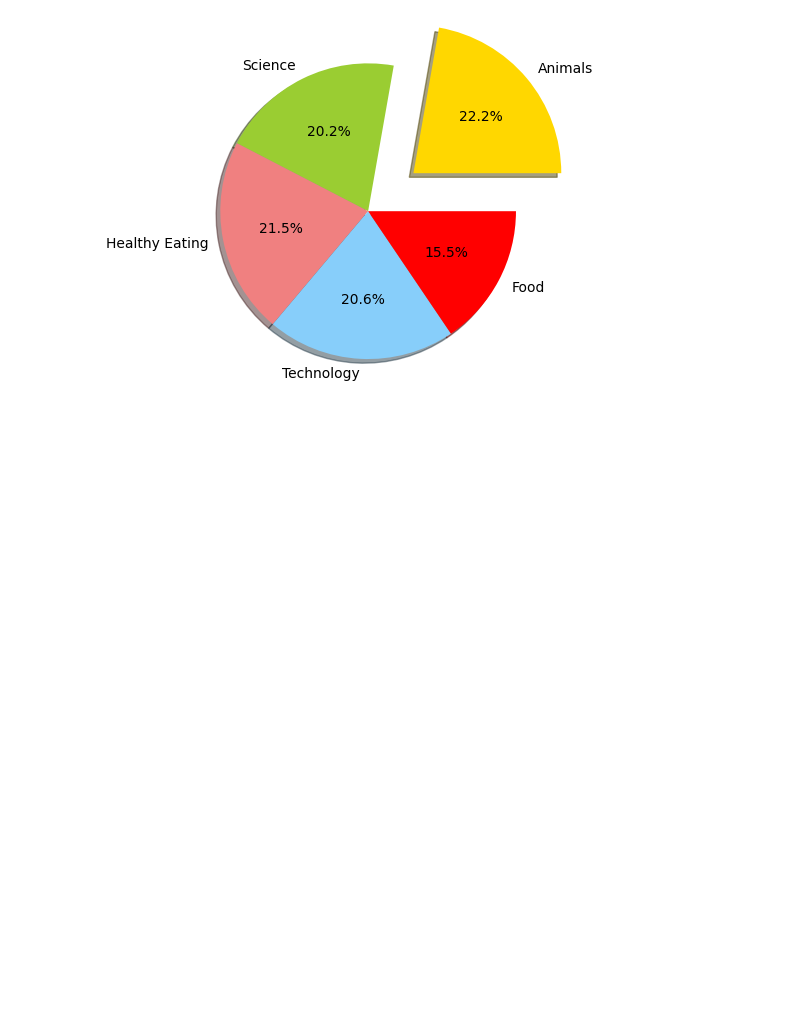
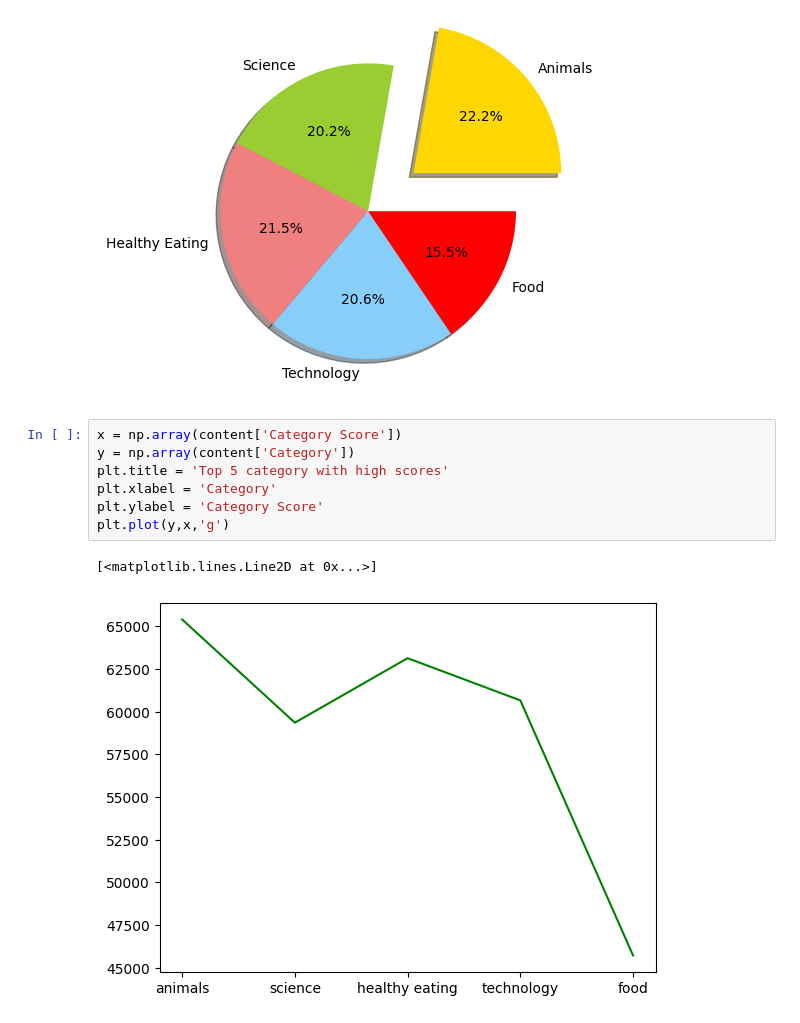
Before and after one commit to AbhishekSaini1101/Colab, a Jupyter notebook: Social_Buzz_Project.ipynb, the cells around one changed output. Drawn from its saved outputs; the diff is of its cells as text; blank space fills up the shorter version.

```diff
--- a/Social_Buzz_Project.ipynb
+++ b/Social_Buzz_Project.ipynb
@@ -92,3 +92,13 @@ plt.pie(sizes, explode = explodes, labels=lables, colors = colors, autopct='%1.1
   Text(-0.0317235198722926, -0.599160761638237, '20.6%'),
   Text(0.5299515469513745, -0.2813385111993116, '15.5%')])
 [figure]
+# %%
+x = np.array(content['Category Score'])
+y = np.array(content['Category'])
+plt.title = 'Top 5 category with high scores'
+plt.xlabel = 'Category'
+plt.ylabel = 'Category Score'
+plt.plot(y,x,'g')
+# %% [output]
+[<matplotlib.lines.Line2D at 0x...>]
+[figure, added]
```
Also changed, not shown: parts of 1 cell of this notebook.
